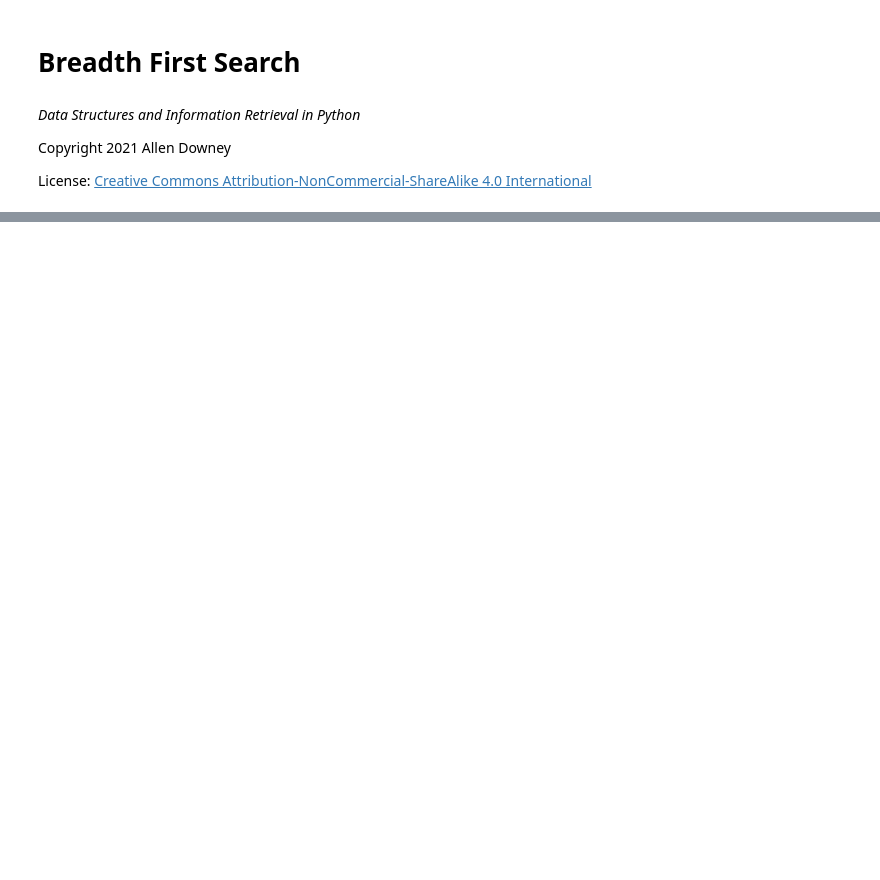
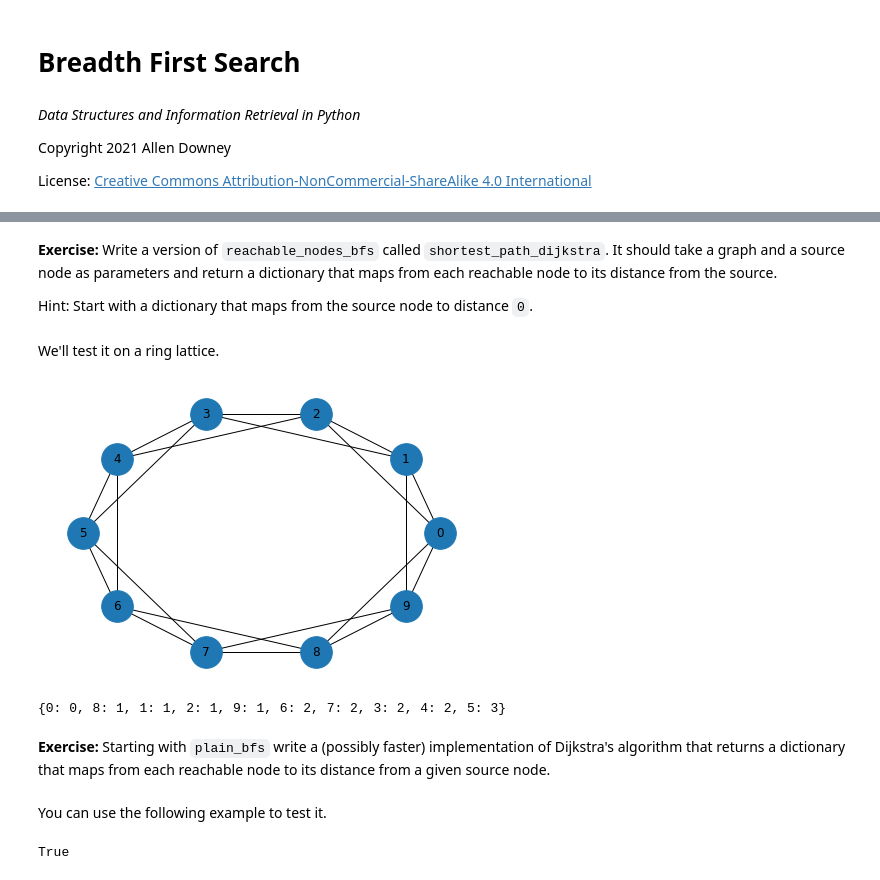
Before and after one commit to AllenDowney/DSIRPSolutions, a Jupyter notebook: notebooks/bfs.ipynb, the cells around one changed output, grey strips where cells are left out. Drawn from its saved outputs; the diff is of its cells as text; code cells hidden in the pictures; blank space fills up the shorter version.

```diff
--- a/notebooks/bfs.ipynb
+++ b/notebooks/bfs.ipynb
@@ -543,0 +145,4 @@ Following is Breadth First Traversal:
+# %% [markdown]
+**Exercise:** Write a version of `reachable_nodes_bfs` called `shortest_path_dijkstra`. It should take a graph and a source node as parameters and return a dictionary that maps from each reachable node to its distance from the source.
+
+Hint: Start with a dictionary that maps from the source node to distance `0`.
@@ -543,0 +165,14 @@ Following is Breadth First Traversal:
+# %% [markdown]
+We'll test it on a ring lattice.
+# %%
+G = nx.watts_strogatz_graph(10, 4, 0)
+# %%
+draw_graph(G)
+# %% [output]
+[figure, added]
+# %%
+shortest_path_dijkstra(G, 0)
+# %% [output]
+{0: 0, 8: 1, 1: 1, 2: 1, 9: 1, 6: 2, 7: 2, 3: 2, 4: 2, 5: 3}
+# %% [markdown]
+**Exercise:** Starting with `plain_bfs` write a (possibly faster) implementation of Dijkstra's algorithm that returns a dictionary that maps from each reachable node to its distance from a given source node.
@@ -543,0 +195,9 @@ Following is Breadth First Traversal:
+# %% [markdown]
+You can use the following example to test it.
+# %%
+G = nx.watts_strogatz_graph(1000, 10, 0)
+d1 = shortest_path_dijkstra(G, 0)
+d2 = plain_shortest_path(G, 0)
+d1 == d2
+# %% [output]
+True
```
Also changed, not shown: parts of 88 cells of this notebook.
